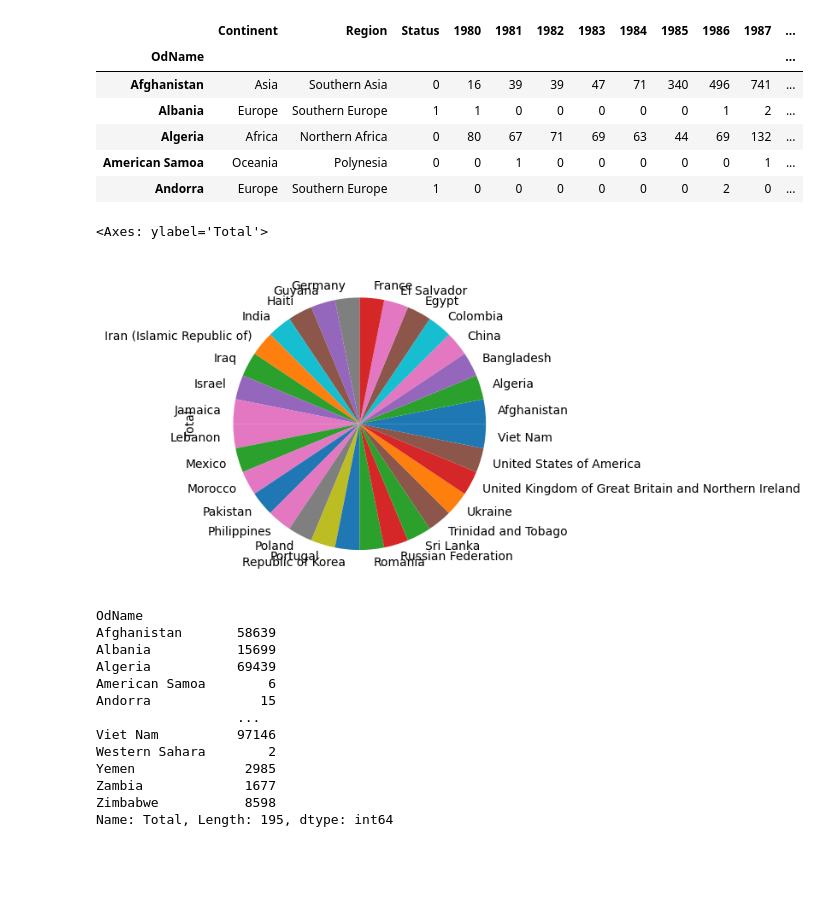
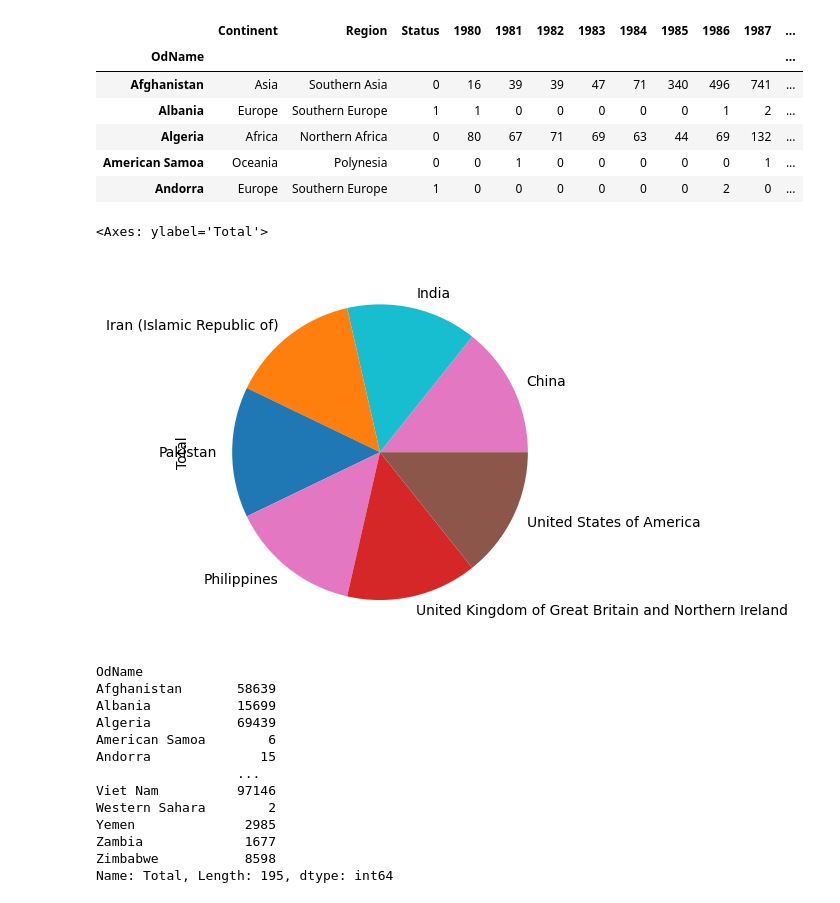
Before and after one commit to Utkash12/digipodium, a Jupyter notebook: data analysis/data_analysis.ipynb, the cells around one changed output. Saved outputs shown, nothing was run; the diff lists cells and outputs as text; code cells hidden in the pictures; blank space fills up the shorter version.

Commit message:
apply

```diff
--- a/data analysis/data_analysis.ipynb
+++ b/data analysis/data_analysis.ipynb
@@ -346,10 +346,10 @@ canada.head()
 | American Samoa | Oceania | Polynesia | 0 | 0 | 1 | 0 | 0 | 0 | 0 | 0 | 1 | ... |
 | Andorra | Europe | Southern Europe | 1 | 0 | 0 | 0 | 0 | 0 | 0 | 2 | 0 | ... |
 # %%
-canada['Total'].apply(lambda x: x> 50000).astype(int).plot(kind='pie')
+canada['Total'].apply(lambda x: x> 160000).astype(int).plot(kind='pie')
 # %% [output]
 <Axes: ylabel='Total'>
-[figure, old version]
+[figure, new version]
 # %%
 canada.Total
 # %% [output]
```
Also changed, not shown: parts of 4 cells of this notebook, 2 other files.
